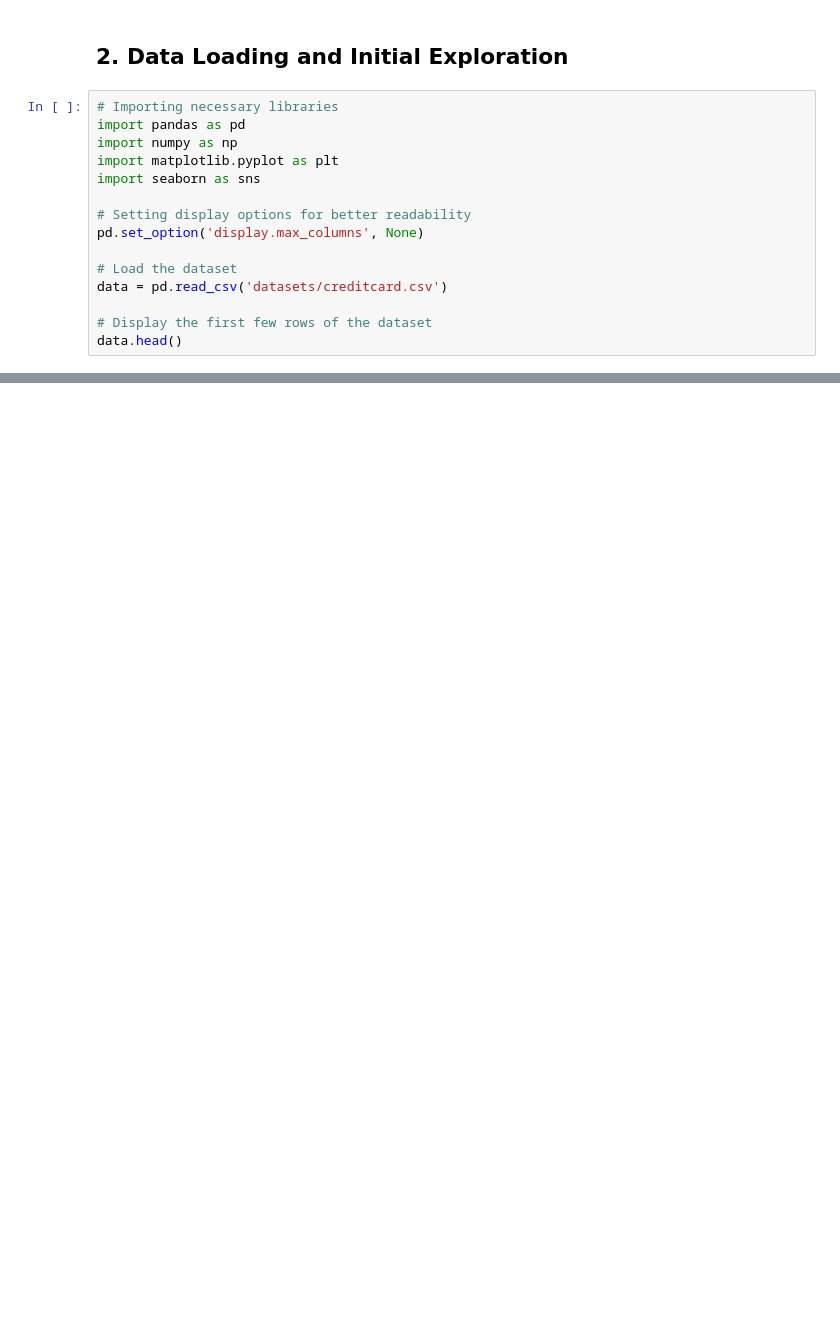
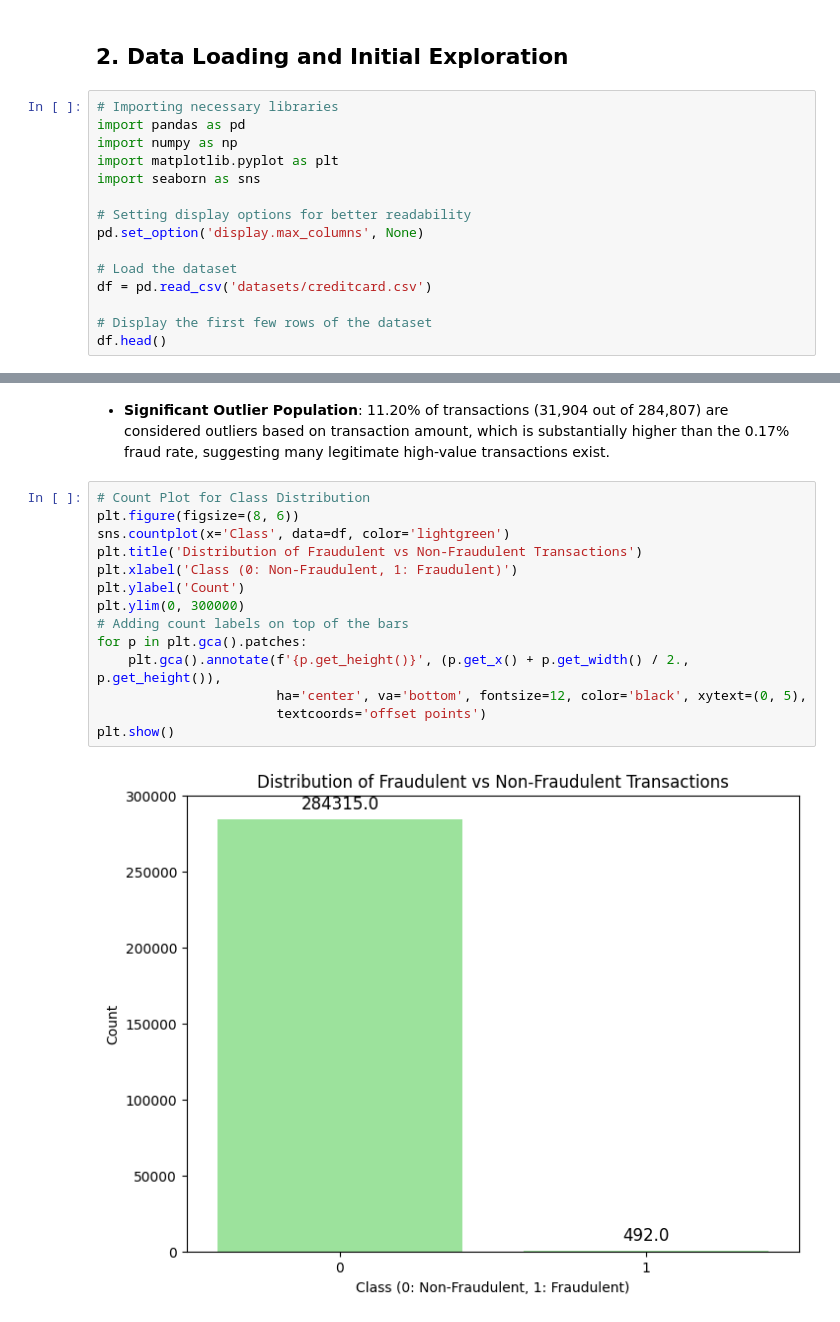
Before and after one commit to vineet416/Fraud_Transaction_Detection, a Jupyter notebook: notebooks/1-exploratory_data_analysis-EDA.ipynb, the cells around one changed output, grey strips where cells are left out. Cells and saved outputs as stored; diff of their text form; blank space fills up the shorter version.

```diff
--- a/notebooks/1-exploratory_data_analysis-EDA.ipynb
+++ b/notebooks/1-exploratory_data_analysis-EDA.ipynb
@@ -28,10 +32,10 @@ import seaborn as sns
 pd.set_option('display.max_columns', None)
 
 # Load the dataset
-data = pd.read_csv('datasets/creditcard.csv')
+df = pd.read_csv('datasets/creditcard.csv')
 
 # Display the first few rows of the dataset
-data.head()
+df.head()
 # %% [output]
 |  | Time | V1 | V2 | V3 | V4 | V5 | V6 | V7 | V8 | V9 | V10 | ... |
 | 0 | 0.0 | -1.359807 | -0.072781 | 2.536347 | 1.378155 | -0.338321 | 0.462388 | 0.239599 | 0.098698 | 0.363787 | 0.090794 | ... |
@@ -41,0 +149,18 @@ data.head()
+# %% [markdown]
+- **Significant Outlier Population**: 11.20% of transactions (31,904 out of 284,807) are considered outliers based on transaction amount, which is substantially higher than the 0.17% fraud rate, suggesting many legitimate high-value transactions exist.
+# %%
+# Count Plot for Class Distribution
+plt.figure(figsize=(8, 6))
+sns.countplot(x='Class', data=df, color='lightgreen')
+plt.title('Distribution of Fraudulent vs Non-Fraudulent Transactions')
+plt.xlabel('Class (0: Non-Fraudulent, 1: Fraudulent)')
+plt.ylabel('Count')
+plt.ylim(0, 300000)
+# Adding count labels on top of the bars
+for p in plt.gca().patches:
+    plt.gca().annotate(f'{p.get_height()}', (p.get_x() + p.get_width() / 2., p.get_height()),
+                       ha='center', va='bottom', fontsize=12, color='black', xytext=(0, 5),
+                       textcoords='offset points')
+plt.show()
+# %% [output]
+[figure, added]
```
Also changed, not shown: parts of 31 cells of this notebook.
